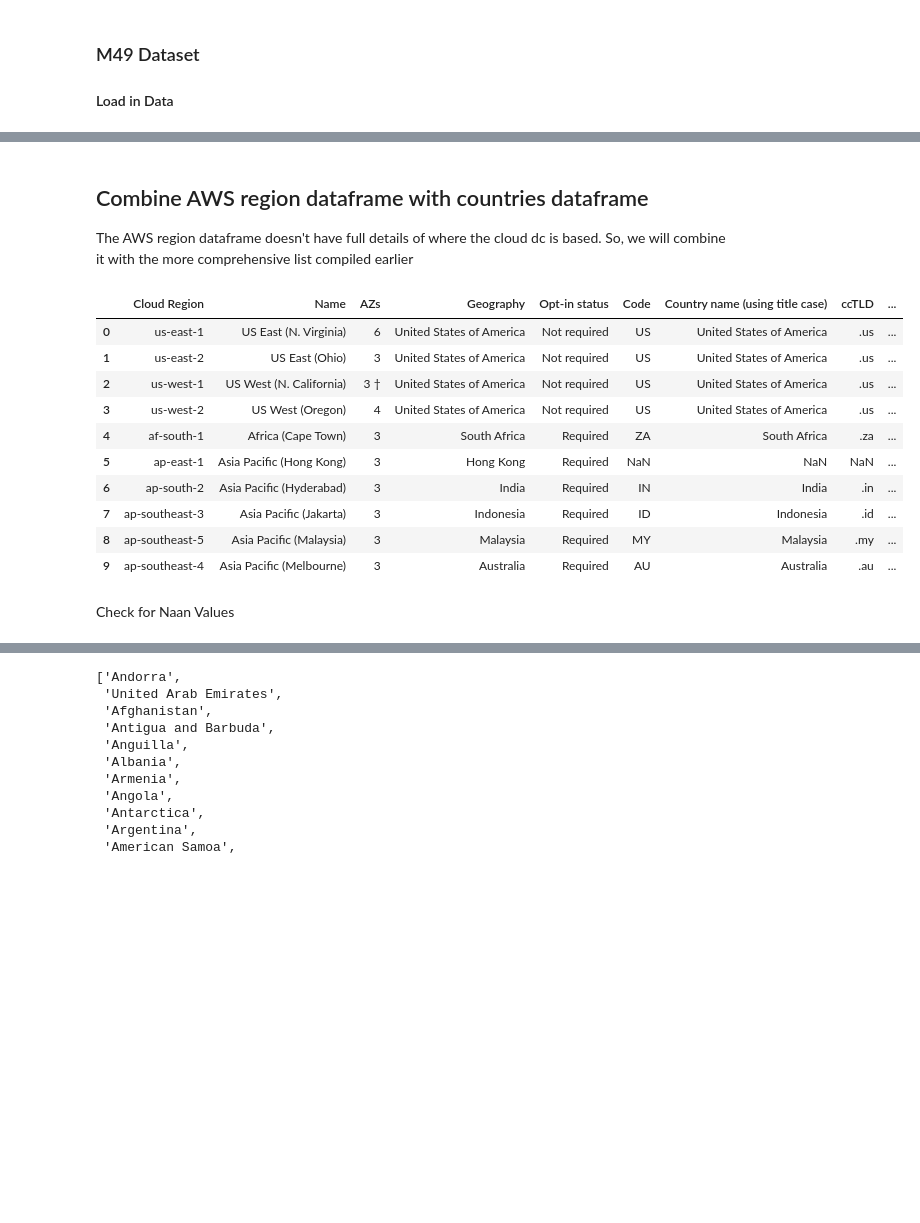
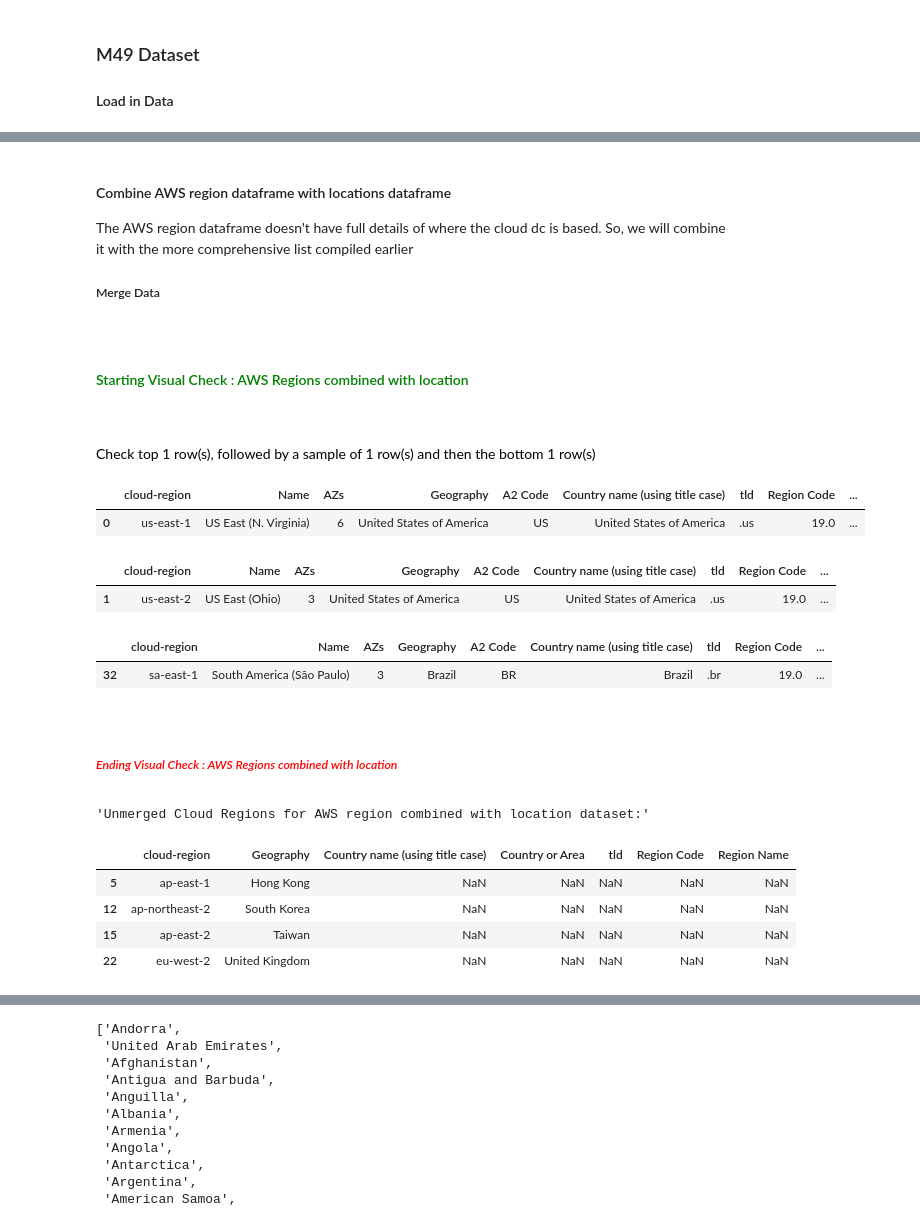
Before and after one commit to craig-dougan-maersk/MSc_Software_Eng_DataEngineering_Submission, a Jupyter notebook: countries_combine_all_clouds.ipynb, the cells around one changed output, grey strips where cells are left out. Cells and saved outputs as stored; diff of their text form; code cells hidden in the pictures; blank space fills up the shorter version.

```diff
--- a/countries_combine_all_clouds.ipynb
+++ b/countries_combine_all_clouds.ipynb
@@ -120,8 +120,10 @@ def clean_m49_country_data(input_df):
 #### Functions for cleansing of supplementary Datasets providing location detail for Cloud provider Datacentres
 # %%
 def clean_aws_region_dataset(input_df):
-    columns_to_rename = { 'Code': 'Cloud Region' }
+    columns_to_rename = { 'Code': 'cloud-region' }
+    columns_to_drop = ['Opt-in status']
     output_df = input_df.copy().rename(columns=columns_to_rename)
+    output_df.drop(columns=columns_to_drop,inplace=True)
     return output_df
 
 def clean_azure_region_dataset(input_df):
@@ -138,7 +140,7 @@ def clean_azure_region_dataset(input_df):
     output_df['Locality'] = output_df['country'] = output_df['Subdivision'] = ""
     return output_df
 
-def clean_google_region_dataset(input_df,us_states_df):
+def clean_google_region_dataset(input_df,us_states_df=usa_states_df):
     columns_to_drop = ['Geo','Timeline','Description','Products Location']
     output_df = input_df.copy().drop(columns=columns_to_drop)
 
@@ -156,7 +158,7 @@ def clean_google_region_dataset(input_df,us_states_df):
     output_df = output_df[output_df['Cloud Location'] != "-"]
 
     '''Extract the Cloud Region from Cloud Location'''
-    output_df['Cloud Region'] = output_df.apply(
+    output_df['cloud-region'] = output_df.apply(
         lambda row: row['Cloud Location'].split('(')[-1].split(')')[0], axis=1)
 
     '''Extract Locality from Location'''
@@ -206,6 +208,19 @@ def merge_tld_and_m49_datasets(input_df_left, input_df_right):
          'Sub-region Code': int,
          'Region Code': int})
     return output_df
+
+def combine_cloud_region_details_with_location_info(
+        input_cloud_region_df,
+        left='Geography',
+        right='Country or Area',
+        input_locations_df = locations_df,
+):
+    return pd.merge(
+        input_cloud_region_df,
+        input_locations_df,
+        left_on=left,
+        right_on=right,
+        how='left')
 # %% [markdown]
 #### Functions for cleansing of merged supplementary Datasets
 # %%
@@ -421,33 +517,25 @@ Checking random sample of 3 rows
 # %% [markdown]
-## Combine AWS region dataframe with countries dataframe
+#### Combine AWS region dataframe with locations dataframe
 The AWS region dataframe doesn't have full details of where the cloud dc is based.  So, we will combine it with the more comprehensive list compiled earlier
+##### Merge Data
 # %%
-def combine_cloud_region_details_with_location_info(
-        input_cloud_region_df,
-        left='Geography',
-        right='Country or Area',
-        input_country_df = country_df,
-):
-    return pd.merge(
-        input_cloud_region_df,
-        input_country_df,
-        left_on=left,
-        right_on=right,
-        how='left')
-
-aws_combined_df = combine_cloud_region_details_with_location_info(aws_regions_from_html)
-aws_combined_df.head(10)
+aws_combined_df = combine_cloud_region_details_with_location_info(aws_region_df)
+visual_check_dataframe(aws_combined_df,"AWS Regions combined with location",rows=1)
+'''Report AWS regions missing or incomplete country info'''
+unmerged_aws_cloud_regions = identify_cloud_regions_with_incomplete_country_info(aws_combined_df,"AWS region combined with location dataset")
 # %% [output]
+Starting Visual Check : AWS Regions combined with location
+Check top 1 row(s), followed by a sample of 1 row(s) and then the bottom 1 row(s)
-|  | Cloud Region | Name | AZs | Geography | Opt-in status | Code | Country name (using title case) | ccTLD | ... |
-| 0 | us-east-1 | US East (N. Virginia) | 6 | United States of America | Not required | US | United States of America | .us | ... |
-| 1 | us-east-2 | US East (Ohio) | 3 | United States of America | Not required | US | United States of America | .us | ... |
-| 2 | us-west-1 | US West (N. California) | 3 † | United States of America | Not required | US | United States of America | .us | ... |
-| 3 | us-west-2 | US West (Oregon) | 4 | United States of America | Not required | US | United States of America | .us | ... |
-| 4 | af-south-1 | Africa (Cape Town) | 3 | South Africa | Required | ZA | South Africa | .za | ... |
-| 5 | ap-east-1 | Asia Pacific (Hong Kong) | 3 | Hong Kong | Required | NaN | NaN | NaN | ... |
-| 6 | ap-south-2 | Asia Pacific (Hyderabad) | 3 | India | Required | IN | India | .in | ... |
-| 7 | ap-southeast-3 | Asia Pacific (Jakarta) | 3 | Indonesia | Required | ID | Indonesia | .id | ... |
-| 8 | ap-southeast-5 | Asia Pacific (Malaysia) | 3 | Malaysia | Required | MY | Malaysia | .my | ... |
-| 9 | ap-southeast-4 | Asia Pacific (Melbourne) | 3 | Australia | Required | AU | Australia | .au | ... |
+|  | cloud-region | Name | AZs | Geography | A2 Code | Country name (using title case) | tld | Region Code | ... |
+| 0 | us-east-1 | US East (N. Virginia) | 6 | United States of America | US | United States of America | .us | 19.0 | ... |
+|  | cloud-region | Name | AZs | Geography | A2 Code | Country name (using title case) | tld | Region Code | ... |
+| 1 | us-east-2 | US East (Ohio) | 3 | United States of America | US | United States of America | .us | 19.0 | ... |
+|  | cloud-region | Name | AZs | Geography | A2 Code | Country name (using title case) | tld | Region Code | ... |
+| 32 | sa-east-1 | South America (São Paulo) | 3 | Brazil | BR | Brazil | .br | 19.0 | ... |
+Ending Visual Check : AWS Regions combined with location
+'Unmerged Cloud Regions for AWS region combined with location dataset:'
+|  | cloud-region | Geography | Country name (using title case) | Country or Area | tld | Region Code | Region Name |
+| 5 | ap-east-1 | Hong Kong | NaN | NaN | NaN | NaN | NaN |
+| 12 | ap-northeast-2 | South Korea | NaN | NaN | NaN | NaN | NaN |
+| 15 | ap-east-2 | Taiwan | NaN | NaN | NaN | NaN | NaN |
+| 22 | eu-west-2 | United Kingdom | NaN | NaN | NaN | NaN | NaN |
-# %% [markdown]
-Check for Naan Values
```
Also changed, not shown: parts of 33 cells of this notebook, 4 other files.
